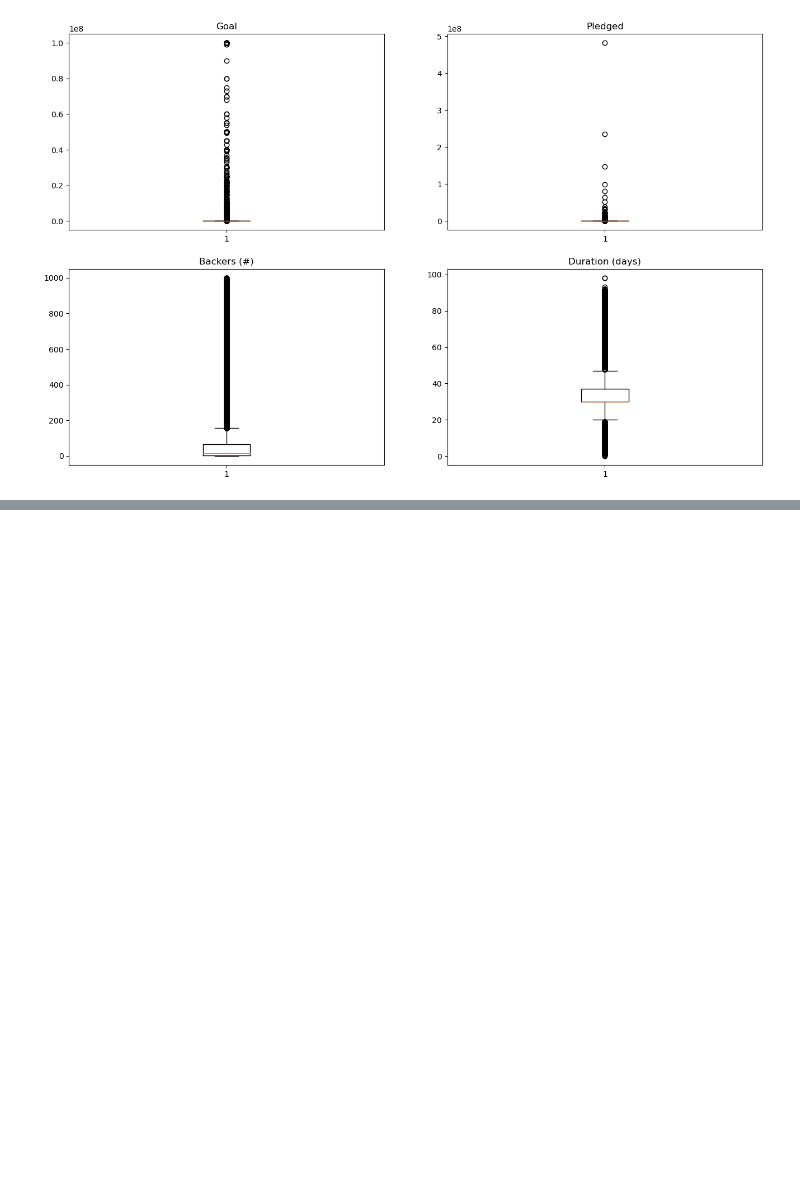
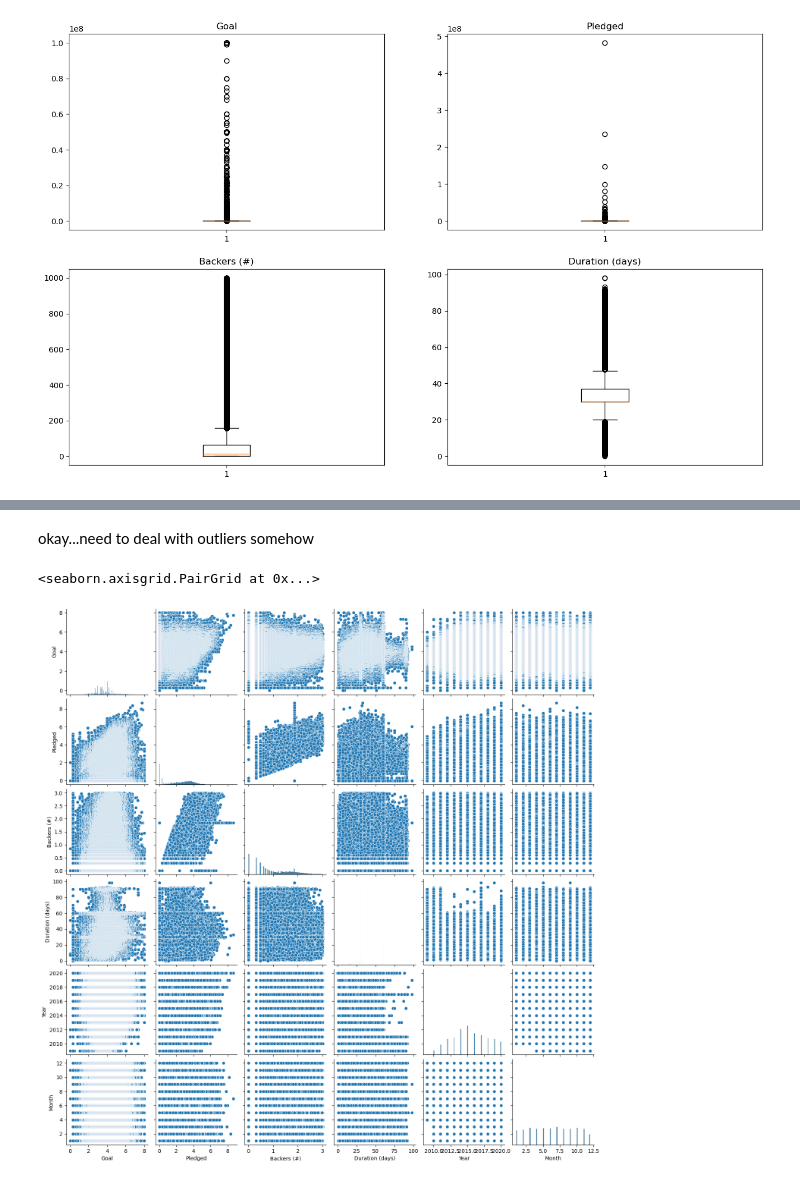
Before and after one commit to SBangarh/Kickstarter_analysis, a Jupyter notebook: eda.ipynb, the cells around one changed output, grey strips where cells are left out. Drawn from its saved outputs; the diff is of its cells as text; code cells hidden in the pictures; blank space fills up the shorter version.

```diff
--- a/eda.ipynb
+++ b/eda.ipynb
@@ -641,0 +739,7 @@ draft_df['Backers (#)'] = np.log(draft_df['Backers (#)'])
+# %% [markdown]
+okay...need to deal with outliers somehow
+# %%
+make_pairplot(ks_copy)
+# %% [output]
+<seaborn.axisgrid.PairGrid at 0x...>
+[figure, added]
```
Also changed, not shown: parts of 85 cells of this notebook.
